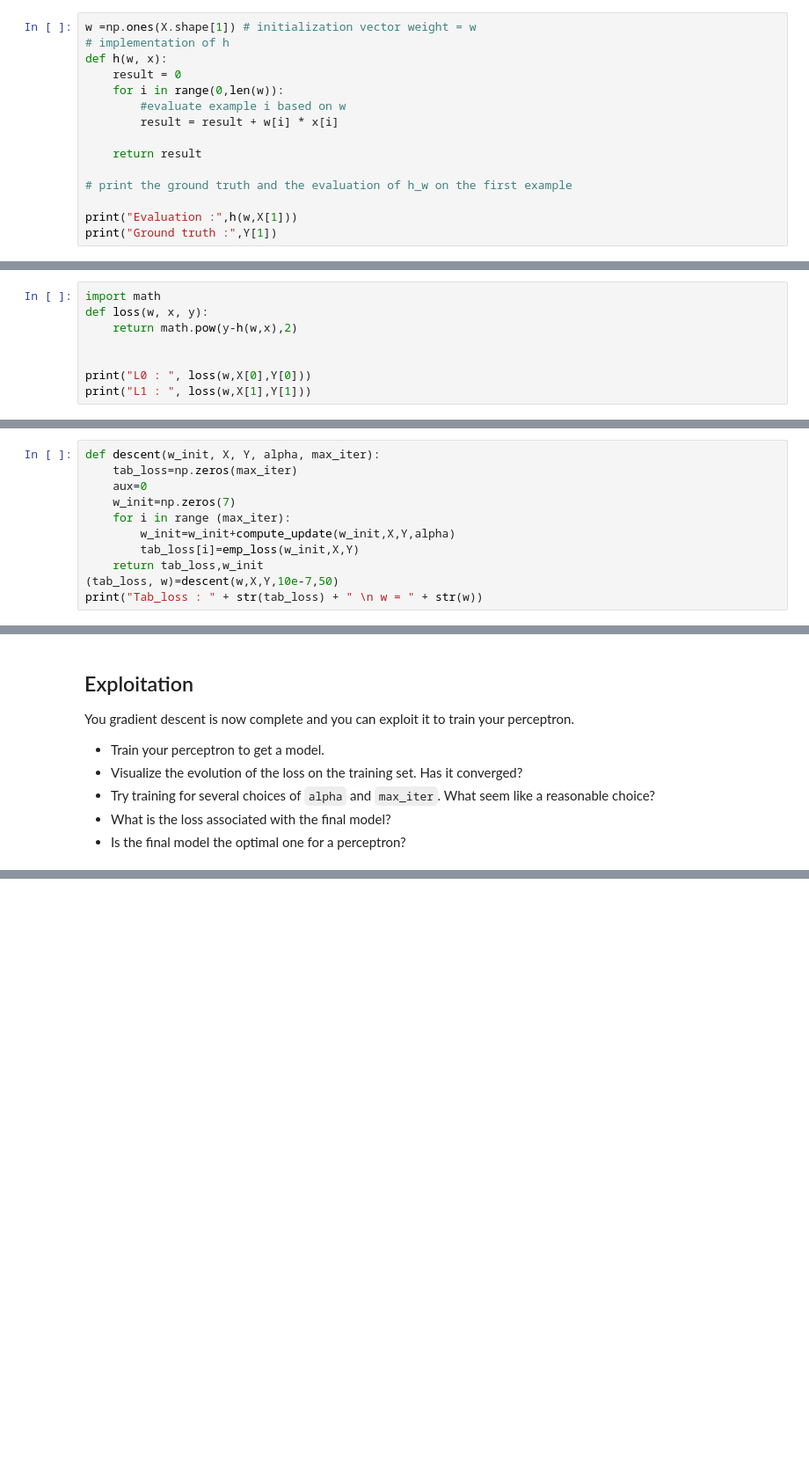
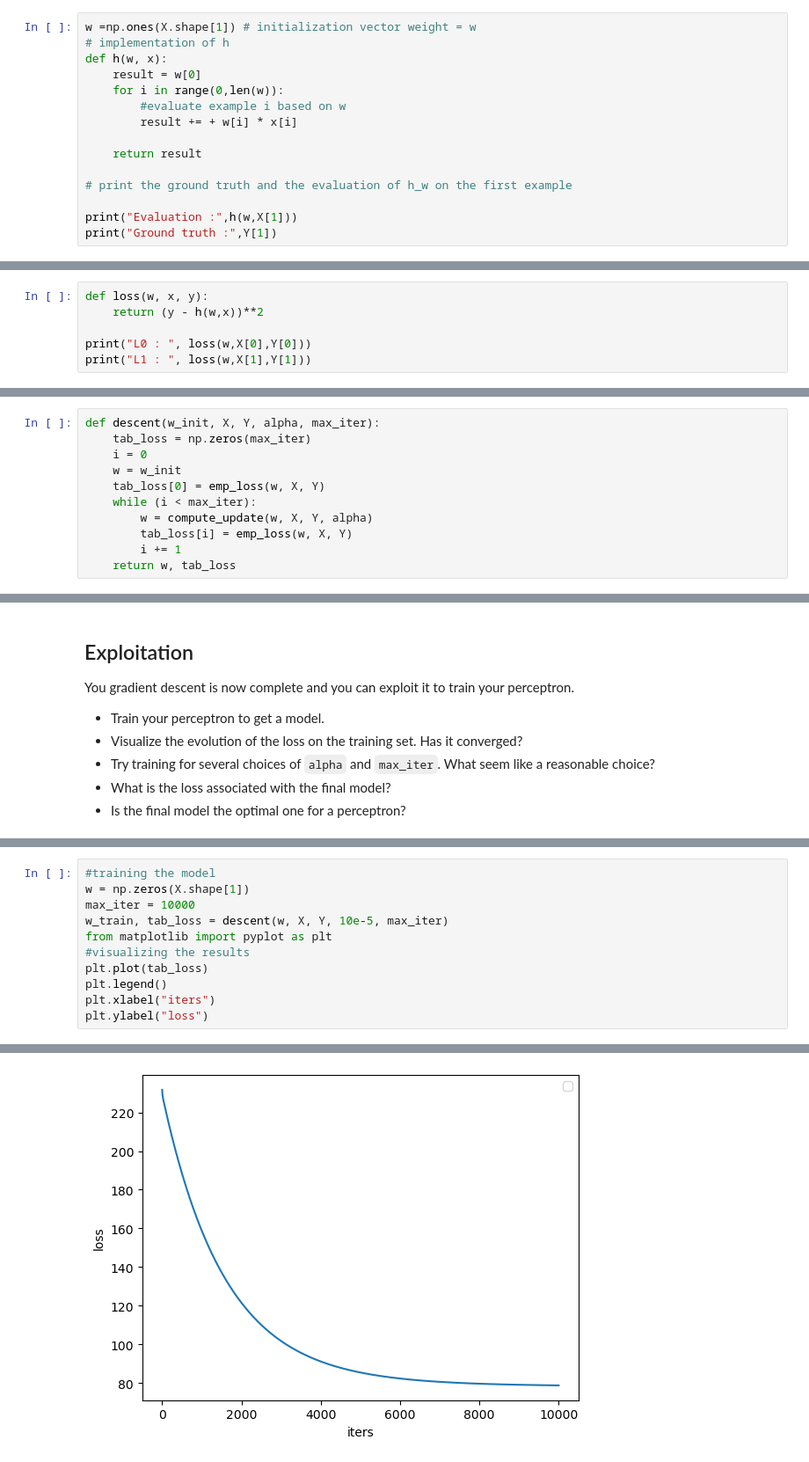
Before and after one commit to WissalElKourdi/MachineLearning, a Jupyter notebook: perceptron(2).ipynb, the cells around one changed output, grey strips where cells are left out. Shown at 88% size. Saved outputs shown, nothing was run; the diff lists cells and outputs as text; blank space fills up the shorter version.

```diff
--- a/perceptron(2).ipynb
+++ b/perceptron(2).ipynb
@@ -141,10 +131,10 @@ $h_w(x) = w_0 + w_1 \times x_1 + \dots + w_n \times x_n$
 w =np.ones(X.shape[1]) # initialization vector weight = w
 # implementation of h
 def h(w, x):
-    result = 0
+    result = w[0]
     for i in range(0,len(w)):
         #evaluate example i based on w
-        result = result + w[i] * x[i]
+        result += + w[i] * x[i]
 
     return result
 
@@ -160,10 +150,8 @@ Ground truth : 0.18
 
 Complete the definiton of the loss function below such that, for a **single** example `x` with ground truth `y`, it returns the $L_2$ loss of $h_w$ on `x`.
 # %%
-import math
 def loss(w, x, y):
-    return math.pow(y-h(w,x),2)
-
+    return (y - h(w,x))**2
 
 print("L0 : ", loss(w,X[0],Y[0]))
 print("L1 : ", loss(w,X[1],Y[1]))
@@ -218,12 +206,12 @@ Now implement the gradient descent algorithm that will:
 - returns the final vector of weights
 # %%
 def descent(w_init, X, Y, alpha, max_iter):
-    tab_loss=np.zeros(max_iter)
-    aux=0
-    w_init=np.zeros(7)
-    for i in range (max_iter):
-        w_init=w_init+compute_update(w_init,X,Y,alpha)
-        tab_loss[i]=emp_loss(w_init,X,Y)
-    return tab_loss,w_init
-(tab_loss, w)=descent(w,X,Y,10e-7,50)
-print("Tab_loss : " + str(tab_loss) + " \n w = " + str(w))
+    tab_loss = np.zeros(max_iter)
+    i = 0
+    w = w_init
+    tab_loss[0] = emp_loss(w, X, Y)
+    while (i < max_iter):
+        w = compute_update(w, X, Y, alpha)
+        tab_loss[i] = emp_loss(w, X, Y)
+        i += 1
+    return w, tab_loss
@@ -263,0 +228,12 @@ OverflowError: math range error
+# %%
+#training the model
+w = np.zeros(X.shape[1])
+max_iter = 10000
+w_train, tab_loss = descent(w, X, Y, 10e-5, max_iter)
+from matplotlib import pyplot as plt
+#visualizing the results
+plt.plot(tab_loss)
+plt.legend()
+plt.xlabel("iters")
+plt.ylabel("loss")
+# %% [output]
@@ -264 +242,2 @@ OverflowError: math range error
+[figure, added]
 # %%
```
Also changed, not shown: parts of 19 cells of this notebook, 1 other file.
